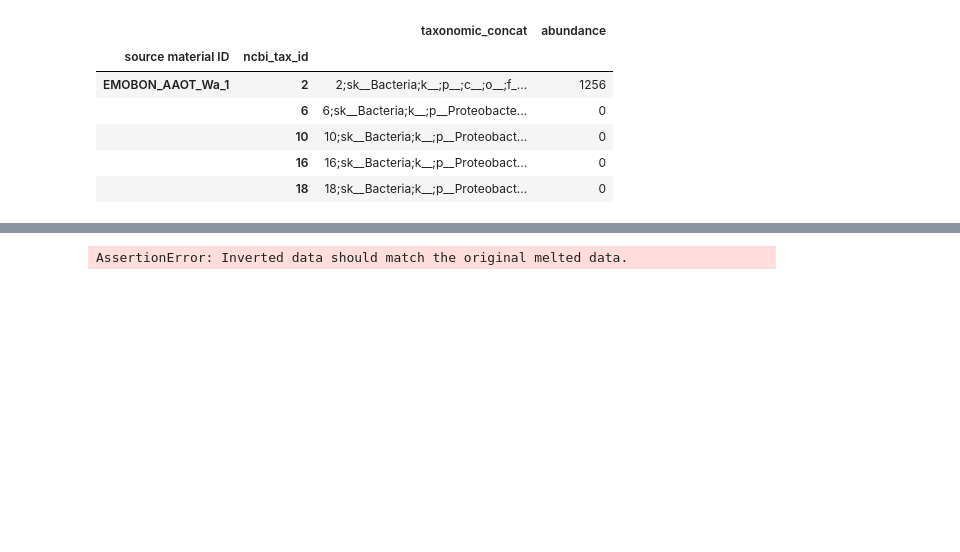
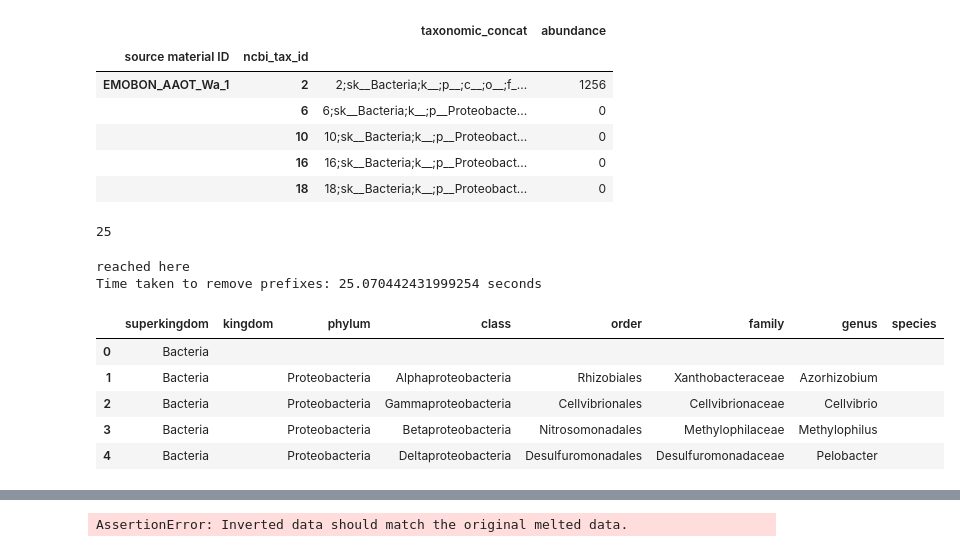
Before and after one commit to emo-bon/momics-demos, a Jupyter notebook: wfs_extra/scripts/mgnify/test_mgnify_oop.ipynb, the cells around one changed output, grey strips where cells are left out. Cells and saved outputs as stored; diff of their text form; code cells hidden in the pictures; blank space fills up the shorter version.

```diff
--- a/wfs_extra/scripts/mgnify/test_mgnify_oop.ipynb
+++ b/wfs_extra/scripts/mgnify/test_mgnify_oop.ipynb
@@ -251,0 +274,48 @@ melted_new.head()
+# %%
+gc.collect()
+# %% [output]
+25
+# %%
+DEFAULT_RANKS = ["superkingdom", "kingdom", "phylum", "class", "order", "family", "genus", "species"]
+rank_hashes = {
+    "sk": "superkingdom",
+    "k": "kingdom",
+    "p": "phylum",
+    "c": "class",
+    "o": "order",
+    "f": "family",
+    "g": "genus",
+    "s": "species",
+}
+
+flag_has_ncbi = 'ncbi_tax_id' in melted.columns
+if "taxonomic_concat" in melted.columns:
+    tax_split = melted["taxonomic_concat"].str.split(";", expand=True)
+    if flag_has_ncbi:
+        tax_split = tax_split.iloc[:, 1:-1]  # drop the ncbi id column
+
+    else:
+        tax_split = tax_split.iloc[:, :-1]  # drop the last column (which is empty)
+
+    tax_split.columns = [rank_hashes.get(col, col) for col in tax_split.iloc[0, :].str.split("_").str[0]]
+
+    # remove the prefixes
+    print('reached here')
+    beg = perf_counter()
+    tax_split = tax_split.apply(lambda col: col.str.split("__").str[1])
+    # tax_split = tax_split.str.replace(r"^\w+__", "", regex=True)
+    end = perf_counter()
+    print(f"Time taken to remove prefixes: {end - beg} seconds")
+    melted = pd.concat([melted.drop(columns=["taxonomic_concat"]), tax_split], axis=1)
+# %% [output]
+reached here
+Time taken to remove prefixes: 25.070442431999254 seconds
+# %%
+tax_split.head()
+# %% [output]
+|  | superkingdom | kingdom | phylum | class | order | family | genus | species |
+| 0 | Bacteria |  |  |  |  |  |  |  |
+| 1 | Bacteria |  | Proteobacteria | Alphaproteobacteria | Rhizobiales | Xanthobacteraceae | Azorhizobium |  |
+| 2 | Bacteria |  | Proteobacteria | Gammaproteobacteria | Cellvibrionales | Cellvibrionaceae | Cellvibrio |  |
+| 3 | Bacteria |  | Proteobacteria | Betaproteobacteria | Nitrosomonadales | Methylophilaceae | Methylophilus |  |
+| 4 | Bacteria |  | Proteobacteria | Deltaproteobacteria | Desulfuromonadales | Desulfuromonadaceae | Pelobacter |  |
```
Also changed, not shown: parts of 25 cells of this notebook, 6 other files.
